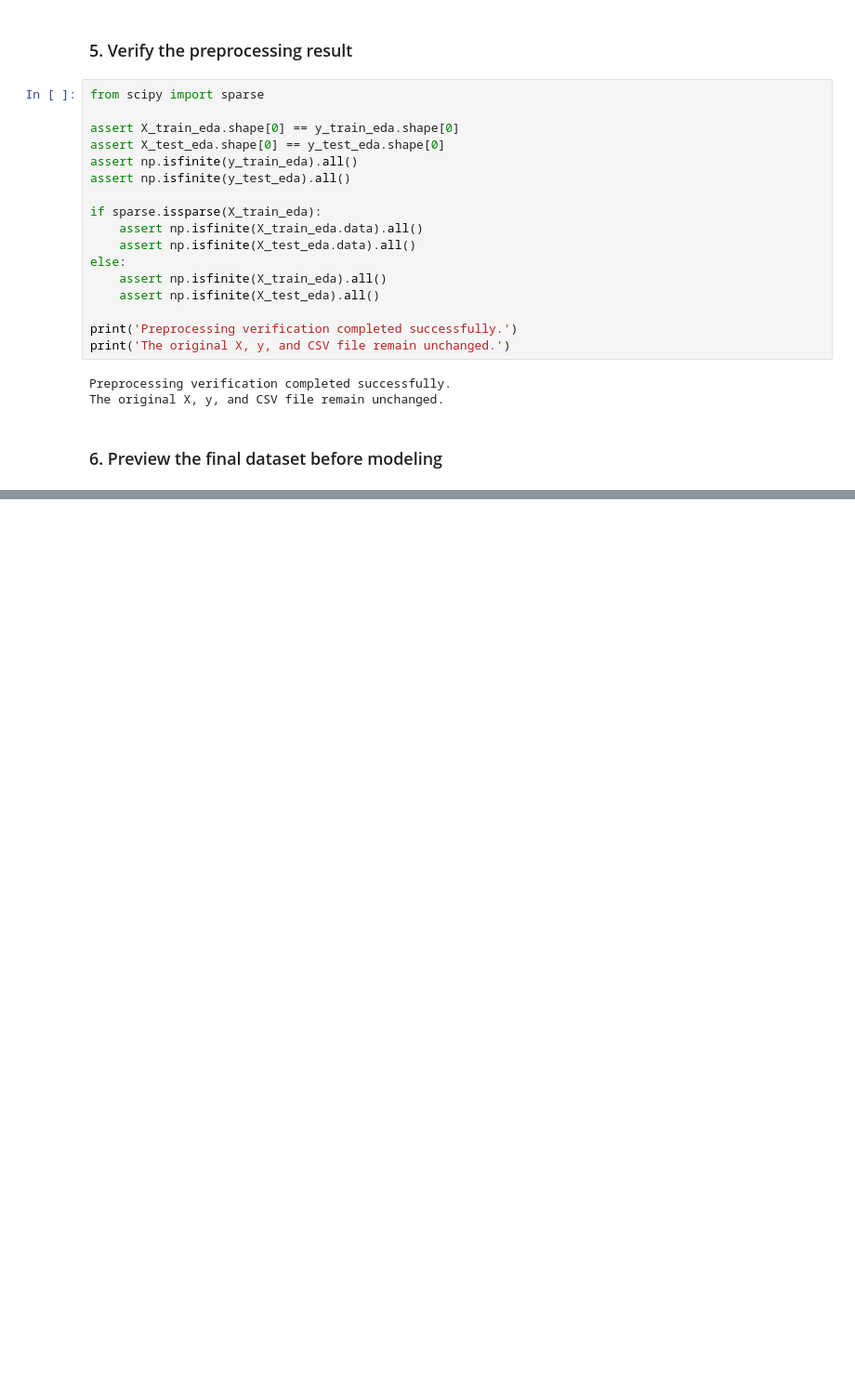
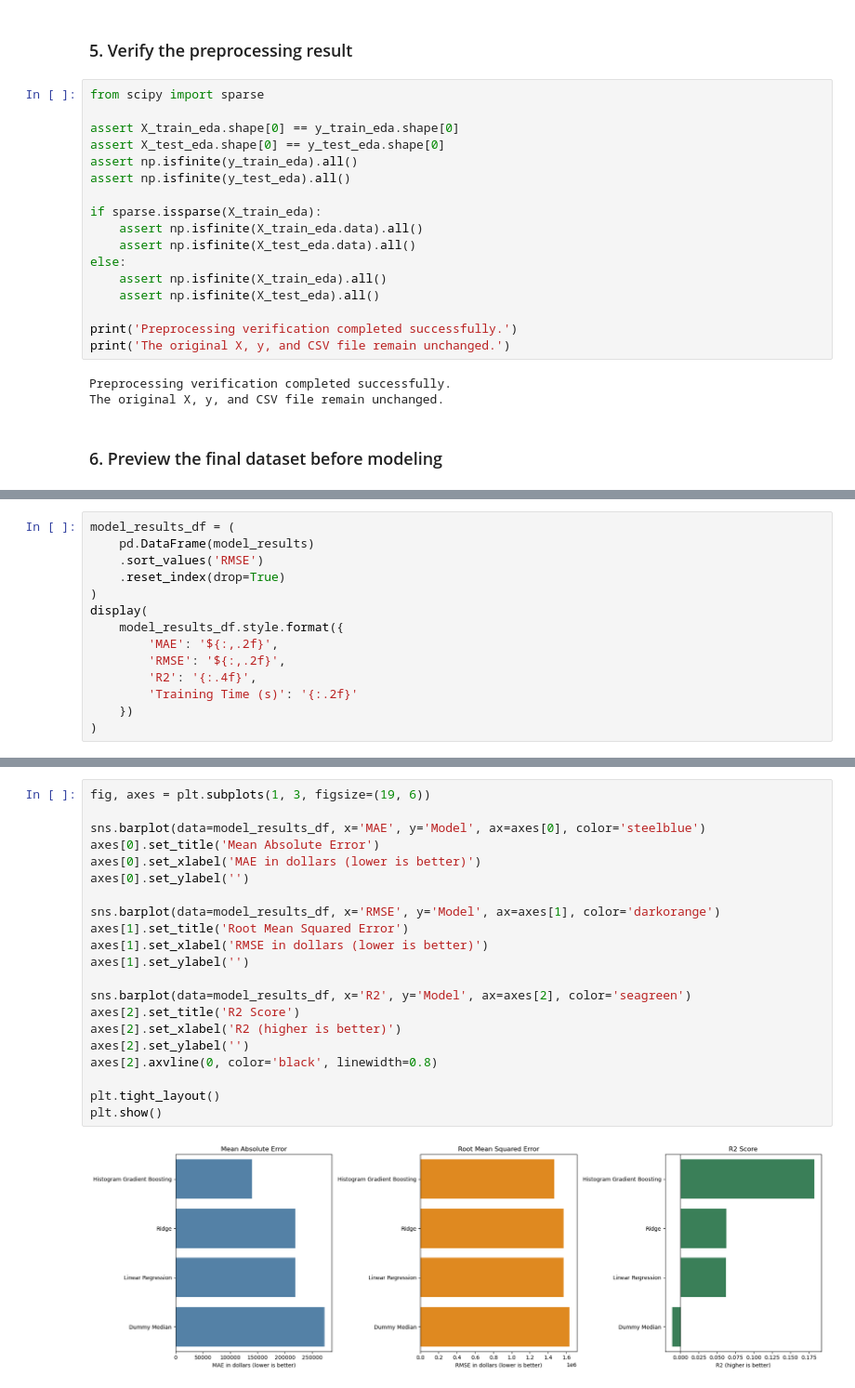
Before and after one commit to SSloan07/ValuingH0M3, a Jupyter notebook: ValuingH0M3.ipynb, the cells around one changed output, grey strips where cells are left out. Shown at 93% size. Cells and saved outputs as stored; diff of their text form; blank space fills up the shorter version.

Commit message:
Models trained with data processed after EDA

```diff
--- a/ValuingH0M3.ipynb
+++ b/ValuingH0M3.ipynb
@@ -1218,0 +1313,14 @@ Final number of predictor columns: 30
+# %%
+model_results_df = (
+    pd.DataFrame(model_results)
+    .sort_values('RMSE')
+    .reset_index(drop=True)
+)
+display(
+    model_results_df.style.format({
+        'MAE': '${:,.2f}',
+        'RMSE': '${:,.2f}',
+        'R2': '{:.4f}',
+        'Training Time (s)': '{:.2f}'
+    })
+)
@@ -1218,0 +1333,23 @@ Final number of predictor columns: 30
+# %%
+fig, axes = plt.subplots(1, 3, figsize=(19, 6))
+
+sns.barplot(data=model_results_df, x='MAE', y='Model', ax=axes[0], color='steelblue')
+axes[0].set_title('Mean Absolute Error')
+axes[0].set_xlabel('MAE in dollars (lower is better)')
+axes[0].set_ylabel('')
+
+sns.barplot(data=model_results_df, x='RMSE', y='Model', ax=axes[1], color='darkorange')
+axes[1].set_title('Root Mean Squared Error')
+axes[1].set_xlabel('RMSE in dollars (lower is better)')
+axes[1].set_ylabel('')
+
+sns.barplot(data=model_results_df, x='R2', y='Model', ax=axes[2], color='seagreen')
+axes[2].set_title('R2 Score')
+axes[2].set_xlabel('R2 (higher is better)')
+axes[2].set_ylabel('')
+axes[2].axvline(0, color='black', linewidth=0.8)
+
+plt.tight_layout()
+plt.show()
+# %% [output]
+[figure, added]
```
Also changed, not shown: parts of 13 cells of this notebook.
